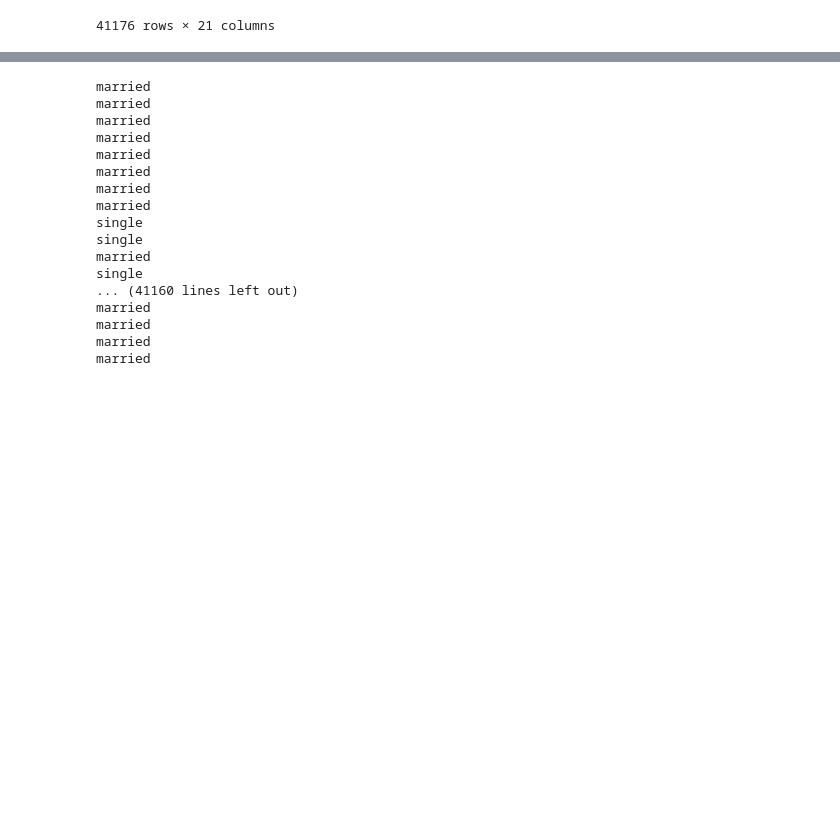
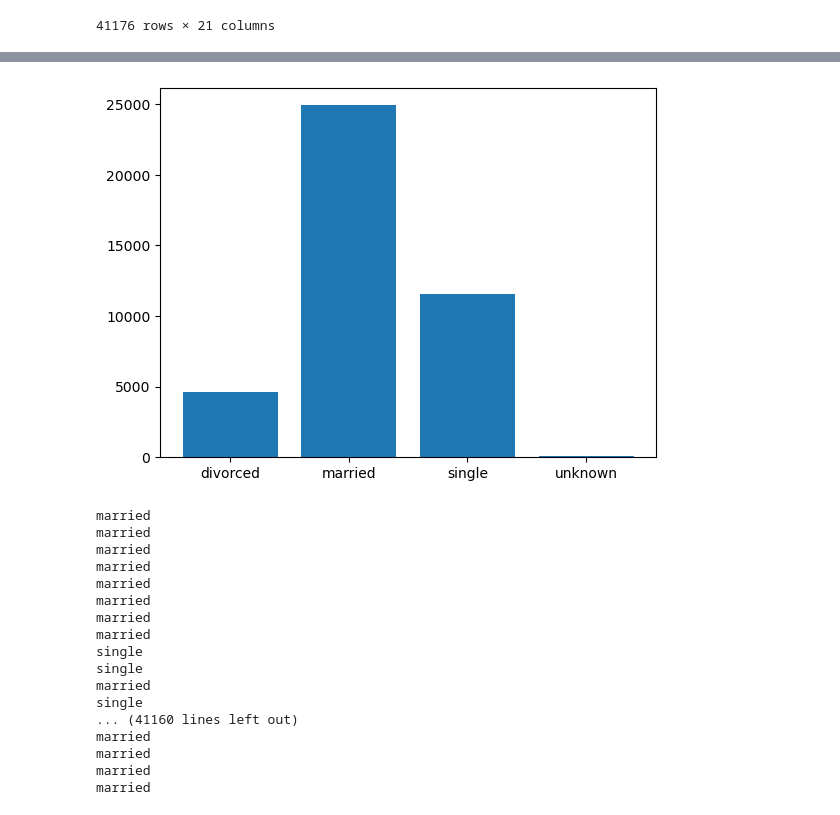
Before and after one commit to Valenfrc/machine-learning, a Jupyter notebook: src/explore.ipynb, the cells around one changed output, grey strips where cells are left out. Cells and saved outputs as stored; diff of their text form; code cells hidden in the pictures; blank space fills up the shorter version.

```diff
--- a/src/explore.ipynb
+++ b/src/explore.ipynb
@@ -145,0 +118,3 @@ plt.show()
+# %%
+m=df.groupby('marital').size().reset_index()
+j=df.groupby('job').size().reset_index()
@@ -146,3 +129,9 @@ plt.show()
+# %%
+plt.bar(m.marital,m[0])
+plt.bar()
+plt.show()
+# %% [output]
+[figure, added]
 # %%
 for i in range(len(df)):
     edad = df.iloc[i]['marital']
```
Also changed, not shown: parts of 5 cells of this notebook.
